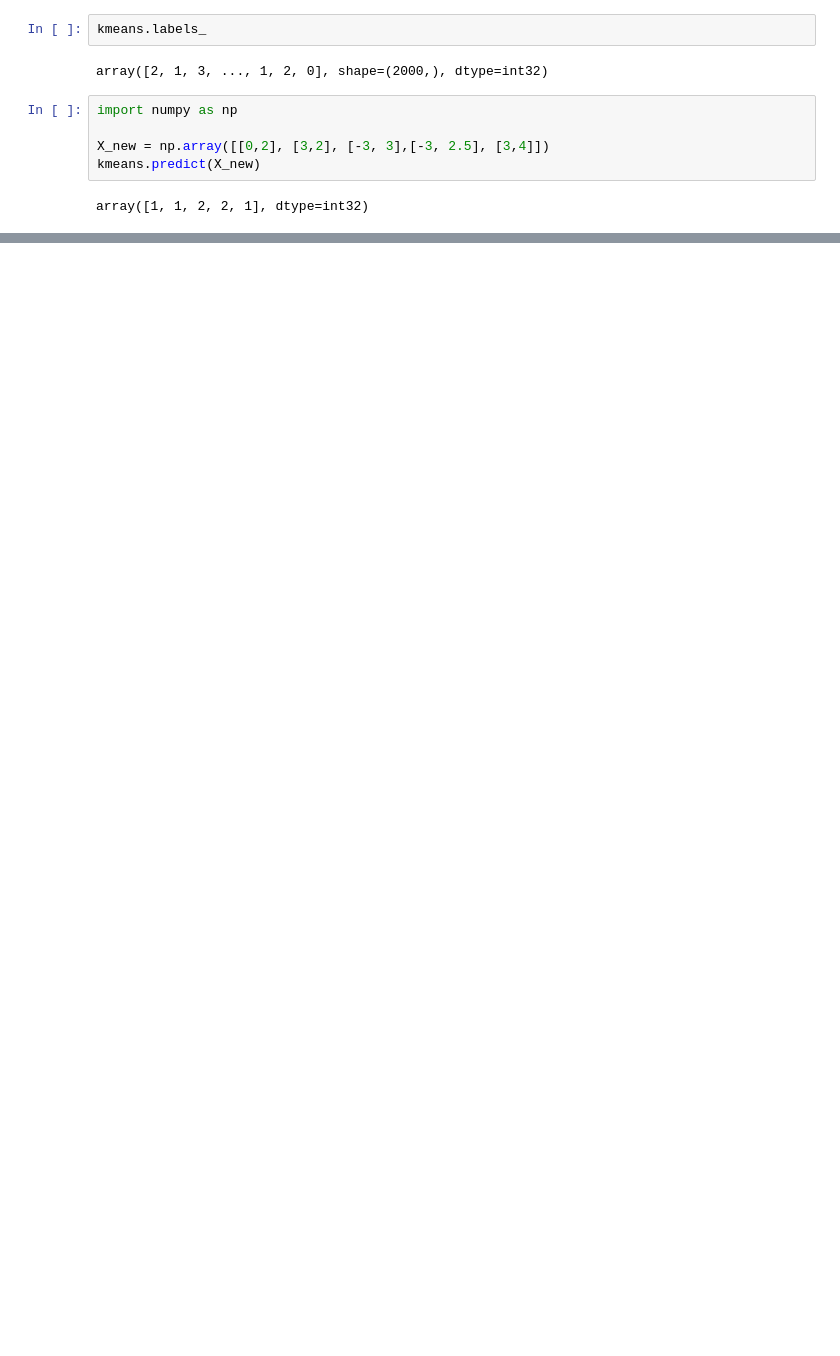
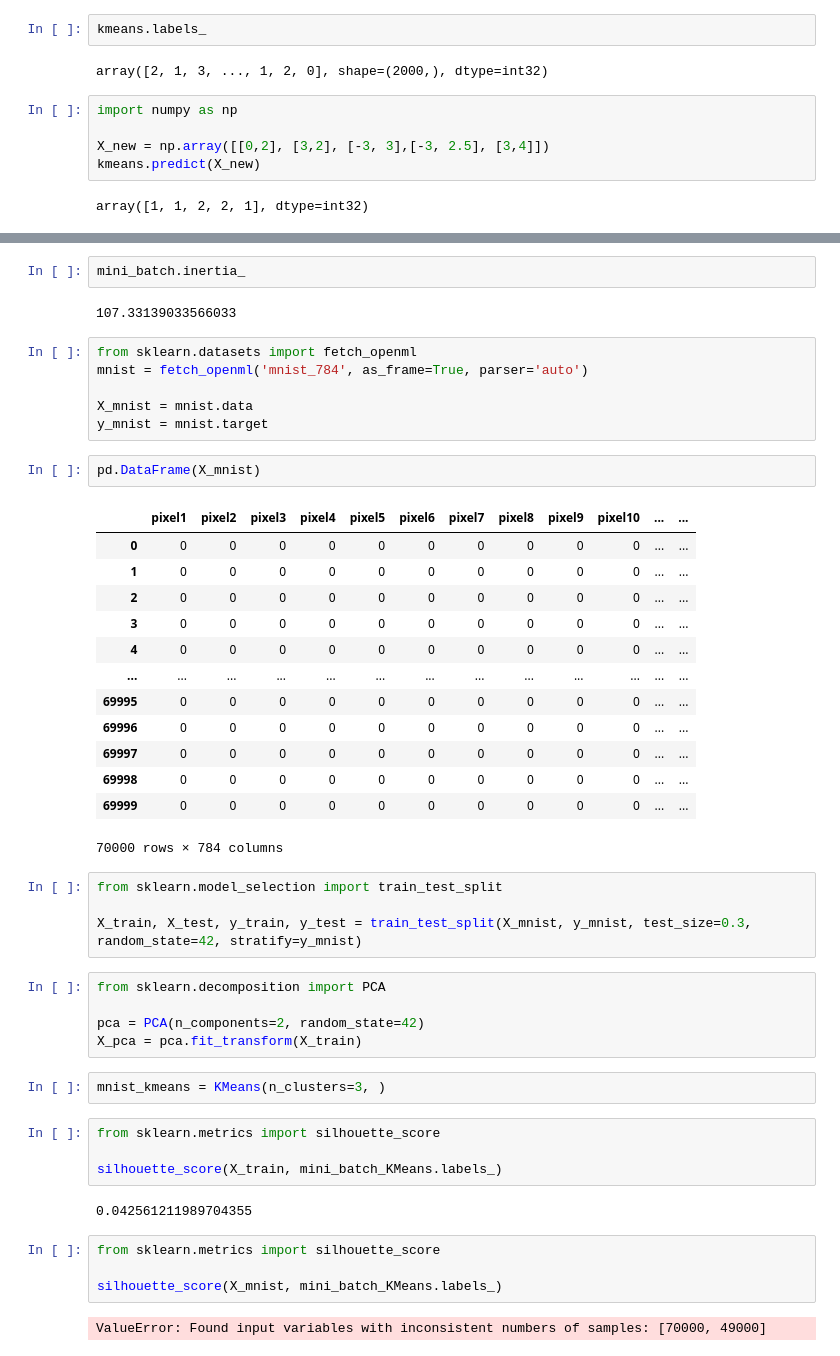
Before and after one commit to sunodmongia/Unsupervised, a Jupyter notebook: unsupervise.ipynb, the cells around one changed output, grey strips where cells are left out. Cells and saved outputs as stored; diff of their text form; blank space fills up the shorter version.

```diff
--- a/unsupervise.ipynb
+++ b/unsupervise.ipynb
@@ -216,0 +218,49 @@ plt.show()
+# %%
+mini_batch.inertia_
+# %% [output]
+107.33139033566033
+# %%
+from sklearn.datasets import fetch_openml
+mnist = fetch_openml('mnist_784', as_frame=True, parser='auto')
+
+X_mnist = mnist.data
+y_mnist = mnist.target
+# %%
+pd.DataFrame(X_mnist)
+# %% [output]
+|  | pixel1 | pixel2 | pixel3 | pixel4 | pixel5 | pixel6 | pixel7 | pixel8 | pixel9 | pixel10 | ... | ... |
+| 0 | 0 | 0 | 0 | 0 | 0 | 0 | 0 | 0 | 0 | 0 | ... | ... |
+| 1 | 0 | 0 | 0 | 0 | 0 | 0 | 0 | 0 | 0 | 0 | ... | ... |
+| 2 | 0 | 0 | 0 | 0 | 0 | 0 | 0 | 0 | 0 | 0 | ... | ... |
+| 3 | 0 | 0 | 0 | 0 | 0 | 0 | 0 | 0 | 0 | 0 | ... | ... |
+| 4 | 0 | 0 | 0 | 0 | 0 | 0 | 0 | 0 | 0 | 0 | ... | ... |
+| ... | ... | ... | ... | ... | ... | ... | ... | ... | ... | ... | ... | ... |
+| 69995 | 0 | 0 | 0 | 0 | 0 | 0 | 0 | 0 | 0 | 0 | ... | ... |
+| 69996 | 0 | 0 | 0 | 0 | 0 | 0 | 0 | 0 | 0 | 0 | ... | ... |
+| 69997 | 0 | 0 | 0 | 0 | 0 | 0 | 0 | 0 | 0 | 0 | ... | ... |
+| 69998 | 0 | 0 | 0 | 0 | 0 | 0 | 0 | 0 | 0 | 0 | ... | ... |
+| 69999 | 0 | 0 | 0 | 0 | 0 | 0 | 0 | 0 | 0 | 0 | ... | ... |
+70000 rows × 784 columns
+# %%
+from sklearn.model_selection import train_test_split
+
+X_train, X_test, y_train, y_test = train_test_split(X_mnist, y_mnist, test_size=0.3, random_state=42, stratify=y_mnist)
+# %%
+from sklearn.decomposition import PCA
+
+pca = PCA(n_components=2, random_state=42)
+X_pca = pca.fit_transform(X_train)
+# %%
+mnist_kmeans = KMeans(n_clusters=3, )
+# %%
+from sklearn.metrics import silhouette_score
+
+silhouette_score(X_train, mini_batch_KMeans.labels_)
+# %% [output]
+0.042561211989704355
+# %%
+from sklearn.metrics import silhouette_score
+
+silhouette_score(X_mnist, mini_batch_KMeans.labels_)
+# %% [output]
+ValueError: Found input variables with inconsistent numbers of samples: [70000, 49000]
```
Also changed, not shown: parts of 5 cells of this notebook.
